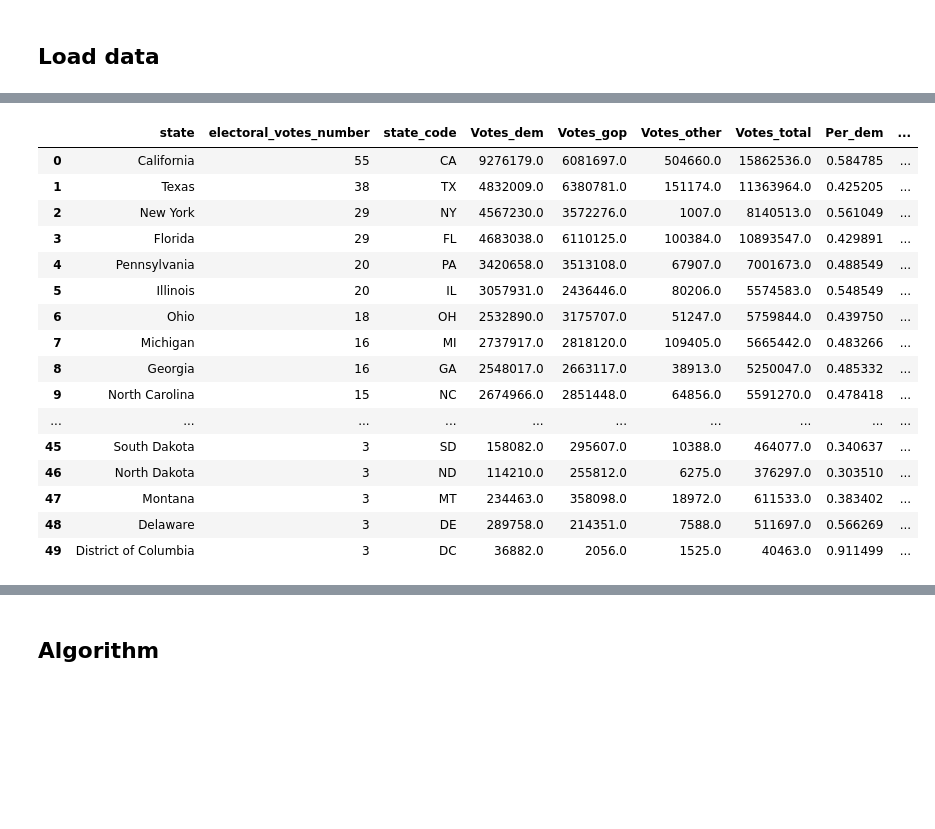
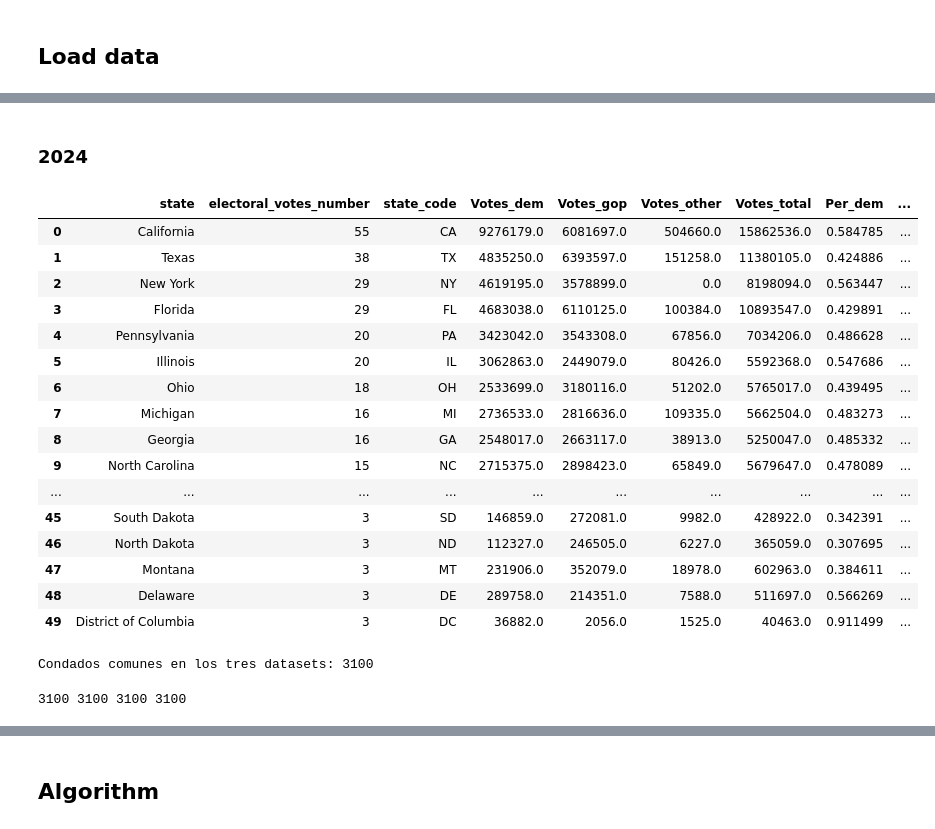
Before and after one commit to jorgegarcelan/US-Elections, a Jupyter notebook: simulation_2024.ipynb, the cells around one changed output, grey strips where cells are left out. Cells and saved outputs as stored; diff of their text form; code cells hidden in the pictures; blank space fills up the shorter version.

```diff
--- a/simulation_2024.ipynb
+++ b/simulation_2024.ipynb
@@ -84,0 +284,2 @@ county_names = state_fips_county['county']
+# %% [markdown]
+### 2024
@@ -85,9 +295,9 @@ county_names = state_fips_county['county']
 # %%
 # Cargar datos electorales reales
-df_actual = pd.DataFrame({f'Votes_dem': data[f'votes_dem_{ELECTORAL_YEAR}'],
-                            f'Votes_gop': data[f'total_votes_{ELECTORAL_YEAR}'] - data[f'votes_dem_{ELECTORAL_YEAR}'] - data[f'votes_others_{ELECTORAL_YEAR}'],
-                            f'Votes_other': data[f'votes_others_{ELECTORAL_YEAR}'],
-                            f'Votes_total': data[f'total_votes_{ELECTORAL_YEAR}'],
+df_actual = pd.DataFrame({'Votes_dem': data['votes_dem'],
+                            'Votes_gop': data['total_votes'] - data['votes_dem'] - data['votes_others'],
+                            'Votes_other': data['votes_others'],
+                            'Votes_total': data['total_votes'],
                             'state': state_names,
                             'county': county_names,
                             'fips': fips_codes})
@@ -108,45 +318,68 @@ full_df_actual_state = pd.merge(seats_data, df_actual_state, how='inner', on=["s
 
 
 # Añadir diferencia entre Biden y Trump
 full_df_actual_state['Difference'] = (full_df_actual_state["Per_dem"] - full_df_actual_state["Per_gop"]) * 100
 
 
 # Definir las condiciones y los valores a asignar
 conditions = [
     full_df_actual_state["Difference"] > 10,
     full_df_actual_state["Difference"].between(2.5, 10),
     full_df_actual_state["Difference"].between(-2.5, 2.5),
     full_df_actual_state["Difference"].between(-10, -2.5),
     full_df_actual_state["Difference"] < -10
 ]
 
 choices = [
     "Safe Democrat",
     "Likely Democrat",
     "Toss-Up",
     "Likely Republican",
     "Safe Republican"
 ]
 
 # Usar np.select para asignar el "Status" basado en las condiciones, con un valor por defecto "Unknown"
 full_df_actual_state["Status"] = np.select(conditions, choices, default="Unknown")
 
 full_df_actual_state
 # %% [output]
 |  | state | electoral_votes_number | state_code | Votes_dem | Votes_gop | Votes_other | Votes_total | Per_dem | ... |
 | 0 | California | 55 | CA | 9276179.0 | 6081697.0 | 504660.0 | 15862536.0 | 0.584785 | ... |
-| 1 | Texas | 38 | TX | 4832009.0 | 6380781.0 | 151174.0 | 11363964.0 | 0.425205 | ... |
-| 2 | New York | 29 | NY | 4567230.0 | 3572276.0 | 1007.0 | 8140513.0 | 0.561049 | ... |
+| 1 | Texas | 38 | TX | 4835250.0 | 6393597.0 | 151258.0 | 11380105.0 | 0.424886 | ... |
+| 2 | New York | 29 | NY | 4619195.0 | 3578899.0 | 0.0 | 8198094.0 | 0.563447 | ... |
 | 3 | Florida | 29 | FL | 4683038.0 | 6110125.0 | 100384.0 | 10893547.0 | 0.429891 | ... |
-| 4 | Pennsylvania | 20 | PA | 3420658.0 | 3513108.0 | 67907.0 | 7001673.0 | 0.488549 | ... |
-| 5 | Illinois | 20 | IL | 3057931.0 | 2436446.0 | 80206.0 | 5574583.0 | 0.548549 | ... |
-| 6 | Ohio | 18 | OH | 2532890.0 | 3175707.0 | 51247.0 | 5759844.0 | 0.439750 | ... |
-| 7 | Michigan | 16 | MI | 2737917.0 | 2818120.0 | 109405.0 | 5665442.0 | 0.483266 | ... |
+| 4 | Pennsylvania | 20 | PA | 3423042.0 | 3543308.0 | 67856.0 | 7034206.0 | 0.486628 | ... |
+| 5 | Illinois | 20 | IL | 3062863.0 | 2449079.0 | 80426.0 | 5592368.0 | 0.547686 | ... |
+| 6 | Ohio | 18 | OH | 2533699.0 | 3180116.0 | 51202.0 | 5765017.0 | 0.439495 | ... |
+| 7 | Michigan | 16 | MI | 2736533.0 | 2816636.0 | 109335.0 | 5662504.0 | 0.483273 | ... |
 | 8 | Georgia | 16 | GA | 2548017.0 | 2663117.0 | 38913.0 | 5250047.0 | 0.485332 | ... |
-| 9 | North Carolina | 15 | NC | 2674966.0 | 2851448.0 | 64856.0 | 5591270.0 | 0.478418 | ... |
+| 9 | North Carolina | 15 | NC | 2715375.0 | 2898423.0 | 65849.0 | 5679647.0 | 0.478089 | ... |
 | ... | ... | ... | ... | ... | ... | ... | ... | ... | ... |
-| 45 | South Dakota | 3 | SD | 158082.0 | 295607.0 | 10388.0 | 464077.0 | 0.340637 | ... |
-| 46 | North Dakota | 3 | ND | 114210.0 | 255812.0 | 6275.0 | 376297.0 | 0.303510 | ... |
-| 47 | Montana | 3 | MT | 234463.0 | 358098.0 | 18972.0 | 611533.0 | 0.383402 | ... |
+| 45 | South Dakota | 3 | SD | 146859.0 | 272081.0 | 9982.0 | 428922.0 | 0.342391 | ... |
+| 46 | North Dakota | 3 | ND | 112327.0 | 246505.0 | 6227.0 | 365059.0 | 0.307695 | ... |
+| 47 | Montana | 3 | MT | 231906.0 | 352079.0 | 18978.0 | 602963.0 | 0.384611 | ... |
 | 48 | Delaware | 3 | DE | 289758.0 | 214351.0 | 7588.0 | 511697.0 | 0.566269 | ... |
 | 49 | District of Columbia | 3 | DC | 36882.0 | 2056.0 | 1525.0 | 40463.0 | 0.911499 | ... |
+# %%
+# Encontrar los `county_fips` comunes en los tres conjuntos de datos
+common_fips = set(data_2016["county_fips"]).intersection(data_2020["county_fips"]).intersection(data_sim["county_fips"])
+
+# Filtrar cada dataset para que solo contenga esos condados comunes
+data_2016 = data_2016[data_2016["county_fips"].isin(common_fips)].sort_values(by="county_fips").reset_index(drop=True)
+data_2020 = data_2020[data_2020["county_fips"].isin(common_fips)].sort_values(by="county_fips").reset_index(drop=True)
+data_sim = data_sim[data_sim["county_fips"].isin(common_fips)].sort_values(by="county_fips").reset_index(drop=True)
+data = data[data["county_fips"].isin(common_fips)].sort_values(by="county_fips").reset_index(drop=True)
+
+# Ahora los tres datasets tienen los mismos condados en el mismo orden
+print(f"Condados comunes en los tres datasets: {len(common_fips)}")
+# %% [output]
+Condados comunes en los tres datasets: 3100
+# %%
+# Guardamos las variables en vectores para uso futuro
+state_names = data['state']
+fips_codes = data['county_fips']
+county_names = data['county']
+
+print(len(state_names), len(county_names), len(fips_codes), len(data["total_votes"]))
+# %% [output]
+3100 3100 3100 3100
```
Also changed, not shown: parts of 27 cells of this notebook, 6 other files.
